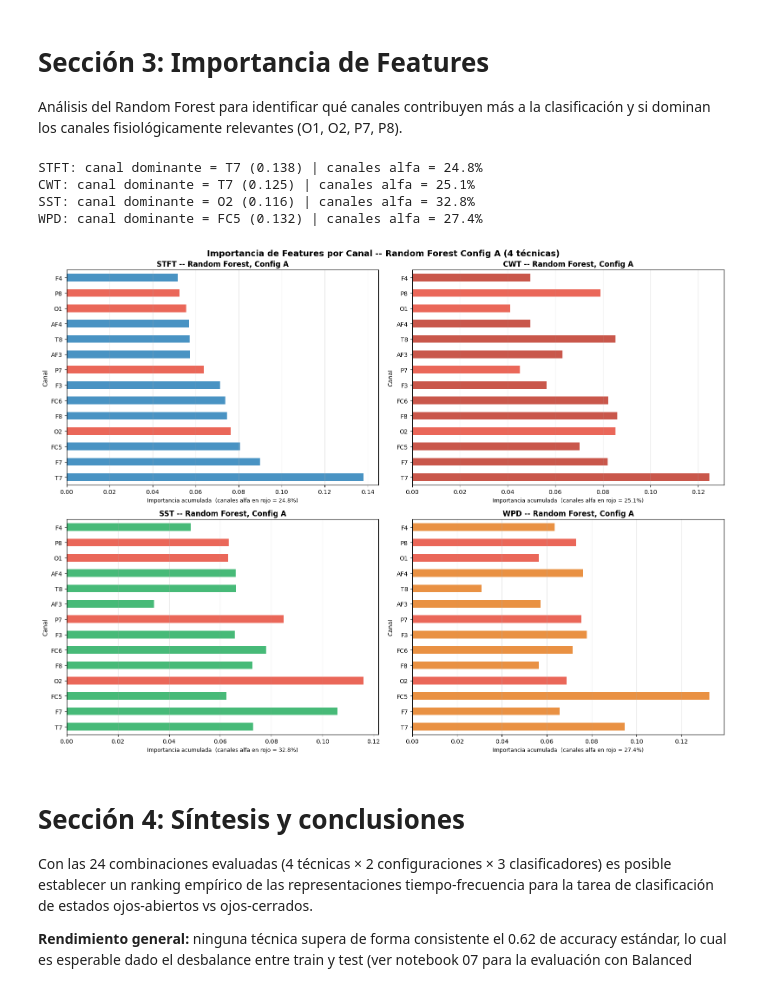
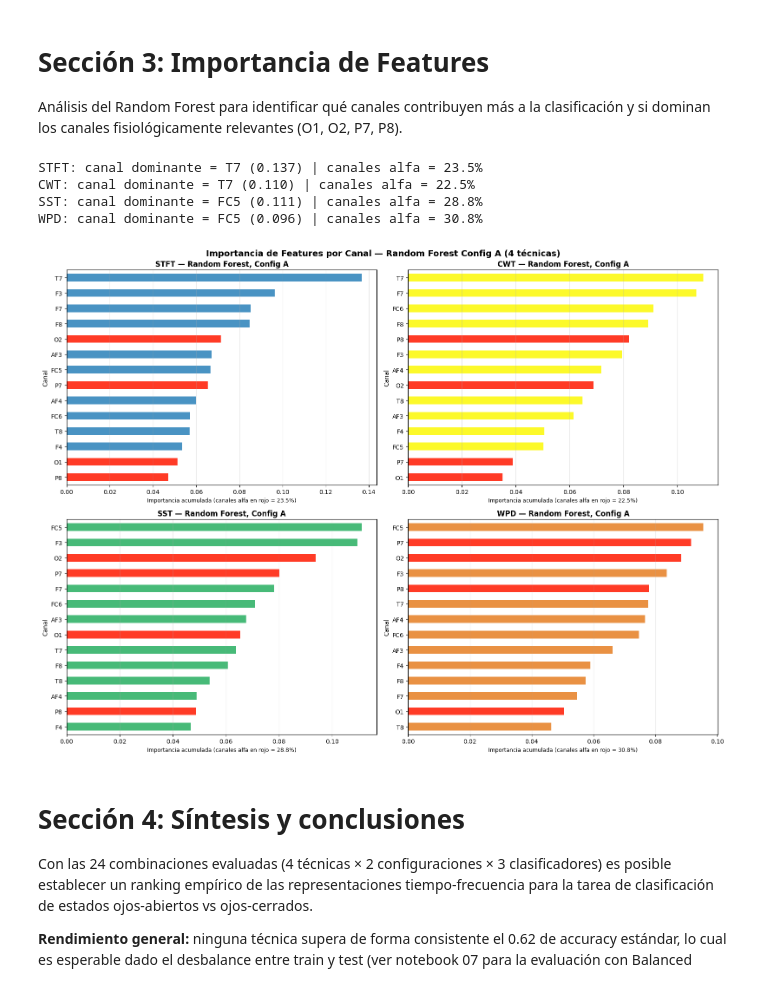
Before and after one commit to benjaauf/Proyecto_INF405, a Jupyter notebook: 06_CLASIFICACION.ipynb, the cells around one changed output. Cells and saved outputs as stored; diff of their text form; code cells hidden in the pictures.

```diff
--- a/06_CLASIFICACION.ipynb
+++ b/06_CLASIFICACION.ipynb
@@ -91,7 +91,7 @@ warnings.filterwarnings('ignore')
 # Paleta de colores fija para las 4 técnicas
 COLORS = {
     'STFT': '#2980b9',
-    'CWT':  '#c0392b',
+    'CWT':  "#fcf805",
     'SST':  '#27ae60',
     'WPD':  '#e67e22',
 }
@@ -478,35 +478,71 @@ for tecnica in TECNICAS:
     pct_alfa = canal_imp[canal_imp.index.isin(canales_alfa_list)].sum() / canal_imp.sum() * 100
     print(f'{tecnica}: canal dominante = {canal_imp.index[0]} ({canal_imp.iloc[0]:.3f}) | canales alfa = {pct_alfa:.1f}%')
 # %% [output]
-STFT: canal dominante = T7 (0.138) | canales alfa = 24.8%
-CWT: canal dominante = T7 (0.125) | canales alfa = 25.1%
-SST: canal dominante = O2 (0.116) | canales alfa = 32.8%
-WPD: canal dominante = FC5 (0.132) | canales alfa = 27.4%
+STFT: canal dominante = T7 (0.137) | canales alfa = 23.5%
+CWT: canal dominante = T7 (0.110) | canales alfa = 22.5%
+SST: canal dominante = FC5 (0.111) | canales alfa = 28.8%
+WPD: canal dominante = FC5 (0.096) | canales alfa = 30.8%
 # %%
-## Visualización: Importancia de features por canal -- las 4 técnicas
-
 canales_alfa_list = ['O1', 'O2', 'P7', 'P8']
-orden_canales = importance_by_tecnica['STFT'].sort_values(ascending=False).index.tolist()
 
 fig, axes = plt.subplots(2, 2, figsize=(16, 12))
-fig.suptitle('Importancia de Features por Canal -- Random Forest Config A (4 técnicas)',
-             fontsize=14, fontweight='bold')
+
+fig.suptitle(
+    'Importancia de Features por Canal — Random Forest Config A (4 técnicas)',
+    fontsize=14,
+    fontweight='bold'
+)
 
 for ax, tecnica in zip(axes.flat, TECNICAS):
-    canal_imp = importance_by_tecnica[tecnica].reindex(orden_canales, fill_value=0)
-    colors_bar = ['#e74c3c' if c in canales_alfa_list else COLORS[tecnica] for c in canal_imp.index]
-    canal_imp.plot(kind='barh', ax=ax, color=colors_bar, alpha=0.85)
-    pct = importance_by_tecnica[tecnica][importance_by_tecnica[tecnica].index.isin(canales_alfa_list)].sum() \
-          / importance_by_tecnica[tecnica].sum() * 100
-    ax.set_title(f'{tecnica} -- Random Forest, Config A', fontsize=12, fontweight='bold')
-    ax.set_xlabel(f'Importancia acumulada  (canales alfa en rojo = {pct:.1f}%)', fontsize=9)
+
+    # Ordenar según las importancias de la propia técnica
+    canal_imp = importance_by_tecnica[tecnica].sort_values(ascending=False)
+
+    # Colorear canales alfa en rojo
+    colors_bar = [
+        "#ff1900" if canal in canales_alfa_list else COLORS[tecnica]
+        for canal in canal_imp.index
+    ]
+
+    # Graficar
+    canal_imp.plot(
+        kind='barh',
+        ax=ax,
+        color=colors_bar,
+        alpha=0.85
+    )
+
+    # Invertir eje para que el canal más importante quede arriba
+    ax.invert_yaxis()
+
+    # Porcentaje total de importancia de canales alfa
+    pct = (
+        importance_by_tecnica[tecnica]
+        [importance_by_tecnica[tecnica].index.isin(canales_alfa_list)]
+        .sum()
+        / importance_by_tecnica[tecnica].sum()
+        * 100
+    )
+
+    ax.set_title(
+        f'{tecnica} — Random Forest, Config A',
+        fontsize=12,
+        fontweight='bold'
+    )
+
+    ax.set_xlabel(
+        f'Importancia acumulada (canales alfa en rojo = {pct:.1f}%)',
+        fontsize=9
+    )
+
     ax.set_ylabel('Canal', fontsize=10)
+
     ax.grid(axis='x', alpha=0.3)
 
 plt.tight_layout()
 plt.show()
 # %% [output]
-[figure, old version]
+[figure, new version]
 # %% [markdown]
 # Sección 4: Síntesis y conclusiones
 
```
Also changed, not shown: parts of 6 cells of this notebook, 15 other files.
